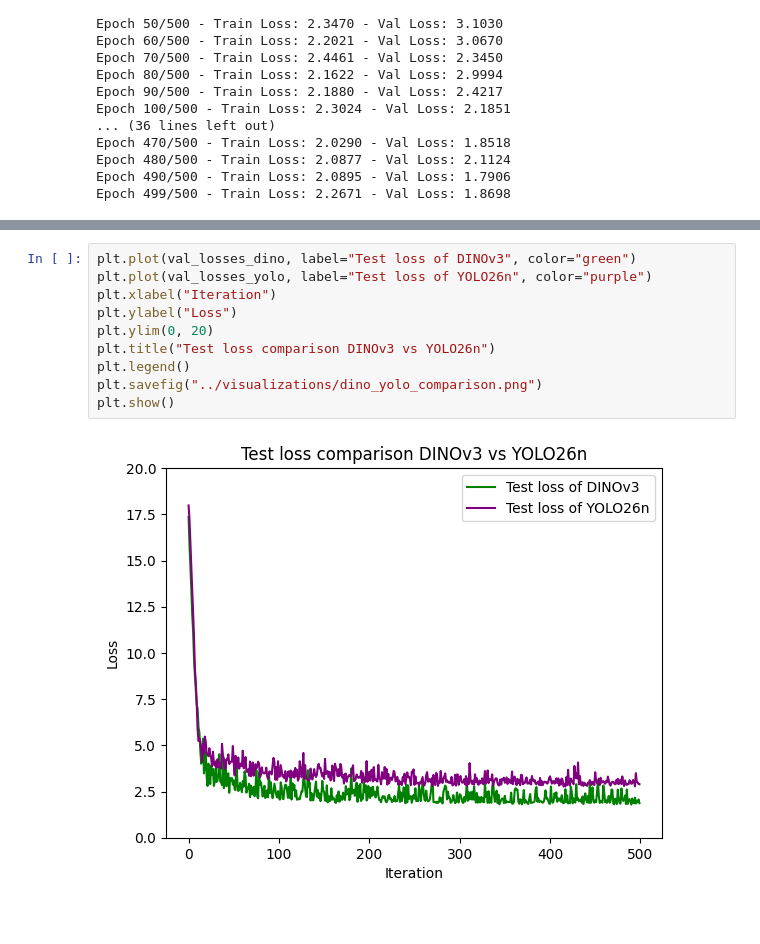
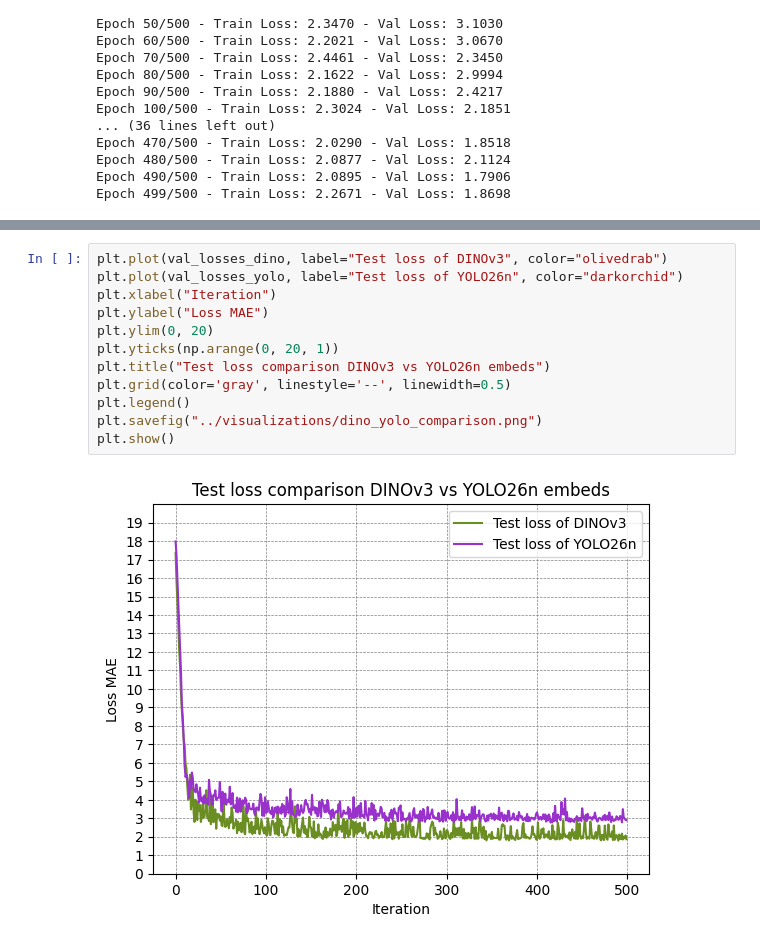
Before and after one commit to TPdkr/thesis, a Jupyter notebook: src/model.ipynb, the cells around one changed output, grey strips where cells are left out. Cells and saved outputs as stored; diff of their text form.

Commit message:
pretty graphs

```diff
--- a/src/model.ipynb
+++ b/src/model.ipynb
@@ -267,12 +271,14 @@ plt.show()
 # %%
-plt.plot(val_losses_dino, label="Test loss of DINOv3", color="green")
-plt.plot(val_losses_yolo, label="Test loss of YOLO26n", color="purple")
+plt.plot(val_losses_dino, label="Test loss of DINOv3", color="olivedrab")
+plt.plot(val_losses_yolo, label="Test loss of YOLO26n", color="darkorchid")
 plt.xlabel("Iteration")
-plt.ylabel("Loss")
+plt.ylabel("Loss MAE")
 plt.ylim(0, 20)
-plt.title("Test loss comparison DINOv3 vs YOLO26n")
+plt.yticks(np.arange(0, 20, 1))
+plt.title("Test loss comparison DINOv3 vs YOLO26n embeds")
+plt.grid(color='gray', linestyle='--', linewidth=0.5)
 plt.legend()
 plt.savefig("../visualizations/dino_yolo_comparison.png")
 plt.show()
 # %% [output]
-[figure, old version]
+[figure, new version]
```
Also changed, not shown: parts of 2 cells of this notebook, 3 other files.
